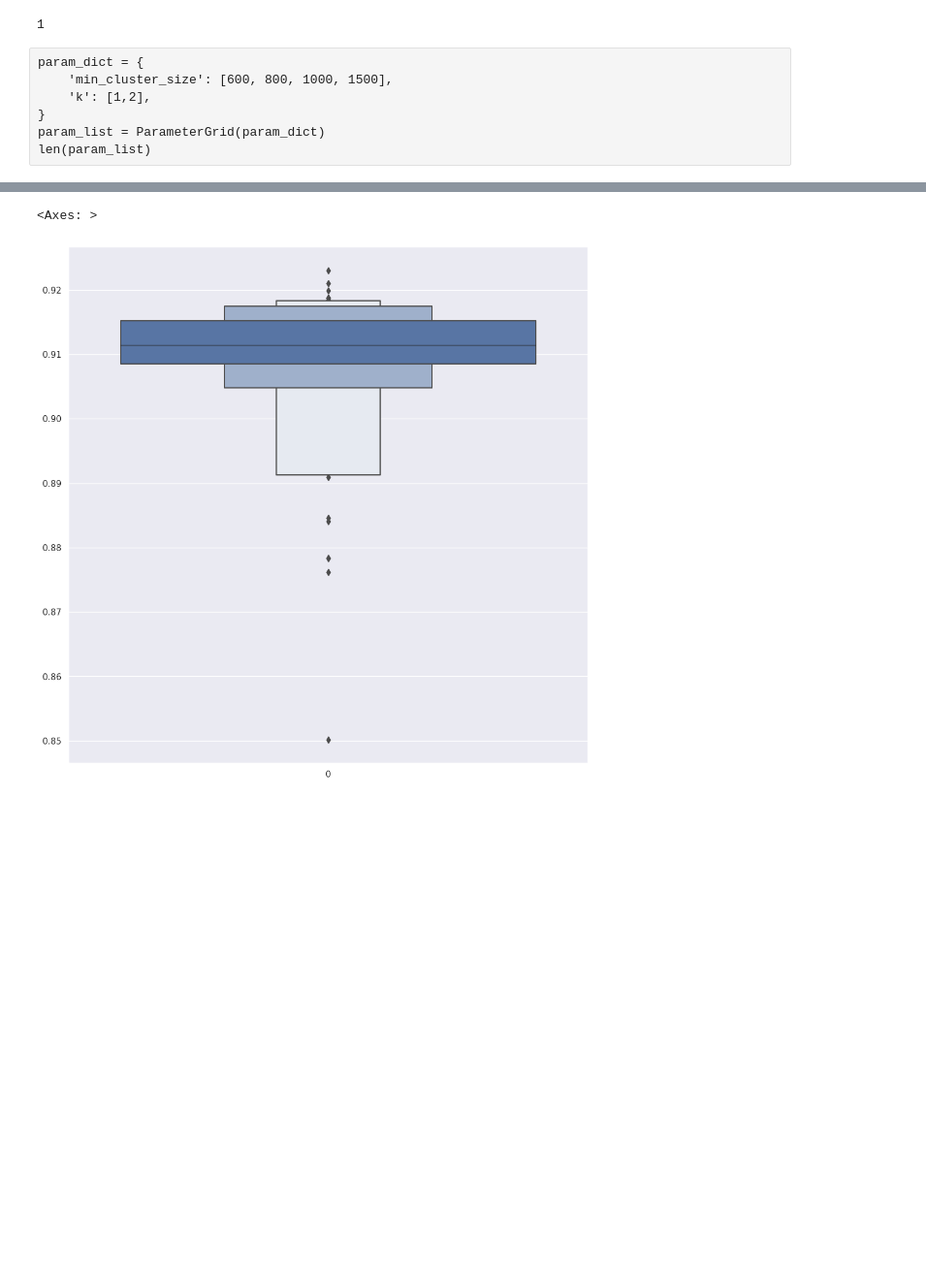
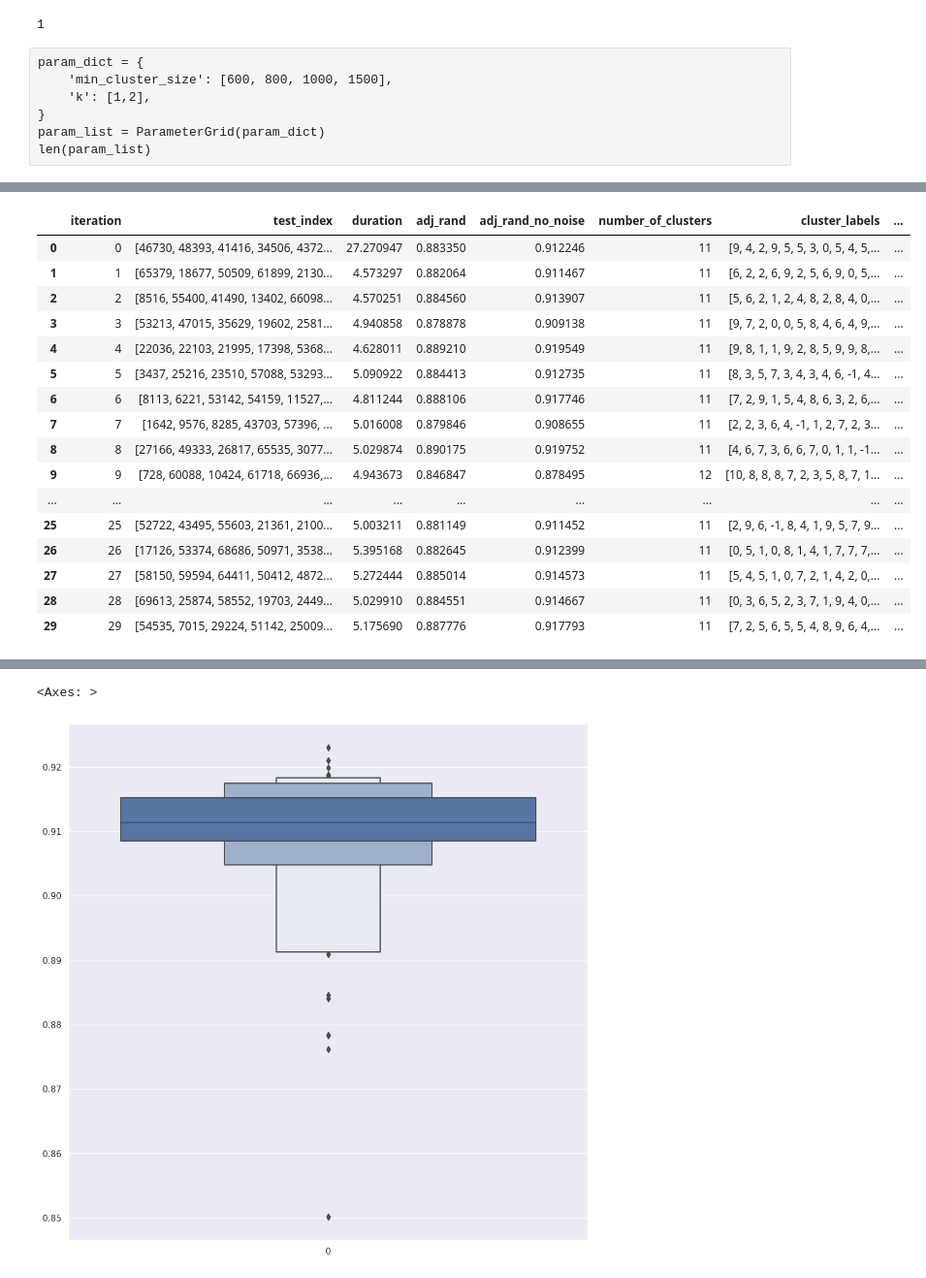
Before and after one commit to vpoulin/HighDimensionalClustering, a Jupyter notebook: notebooks/StabilitySamplingExperiments_HighDClustering.ipynb, the cells around one changed output, grey strips where cells are left out. Shown at 97% size. Cells and saved outputs as stored; diff of their text form; code cells hidden in the pictures; blank space fills up the shorter version.

```diff
--- a/notebooks/StabilitySamplingExperiments_HighDClustering.ipynb
+++ b/notebooks/StabilitySamplingExperiments_HighDClustering.ipynb
@@ -153,0 +155,20 @@ Wall time: 17min 33s
+# %%
+result_df
+# %% [output]
+|  | iteration | test_index | duration | adj_rand | adj_rand_no_noise | number_of_clusters | cluster_labels | ... |
+| 0 | 0 | [46730, 48393, 41416, 34506, 4372... | 27.270947 | 0.883350 | 0.912246 | 11 | [9, 4, 2, 9, 5, 5, 3, 0, 5, 4, 5,... | ... |
+| 1 | 1 | [65379, 18677, 50509, 61899, 2130... | 4.573297 | 0.882064 | 0.911467 | 11 | [6, 2, 2, 6, 9, 2, 5, 6, 9, 0, 5,... | ... |
+| 2 | 2 | [8516, 55400, 41490, 13402, 66098... | 4.570251 | 0.884560 | 0.913907 | 11 | [5, 6, 2, 1, 2, 4, 8, 2, 8, 4, 0,... | ... |
+| 3 | 3 | [53213, 47015, 35629, 19602, 2581... | 4.940858 | 0.878878 | 0.909138 | 11 | [9, 7, 2, 0, 0, 5, 8, 4, 6, 4, 9,... | ... |
+| 4 | 4 | [22036, 22103, 21995, 17398, 5368... | 4.628011 | 0.889210 | 0.919549 | 11 | [9, 8, 1, 1, 9, 2, 8, 5, 9, 9, 8,... | ... |
+| 5 | 5 | [3437, 25216, 23510, 57088, 53293... | 5.090922 | 0.884413 | 0.912735 | 11 | [8, 3, 5, 7, 3, 4, 3, 4, 6, -1, 4... | ... |
+| 6 | 6 | [8113, 6221, 53142, 54159, 11527,... | 4.811244 | 0.888106 | 0.917746 | 11 | [7, 2, 9, 1, 5, 4, 8, 6, 3, 2, 6,... | ... |
+| 7 | 7 | [1642, 9576, 8285, 43703, 57396, ... | 5.016008 | 0.879846 | 0.908655 | 11 | [2, 2, 3, 6, 4, -1, 1, 2, 7, 2, 3... | ... |
+| 8 | 8 | [27166, 49333, 26817, 65535, 3077... | 5.029874 | 0.890175 | 0.919752 | 11 | [4, 6, 7, 3, 6, 6, 7, 0, 1, 1, -1... | ... |
+| 9 | 9 | [728, 60088, 10424, 61718, 66936,... | 4.943673 | 0.846847 | 0.878495 | 12 | [10, 8, 8, 8, 7, 2, 3, 5, 8, 7, 1... | ... |
+| ... | ... | ... | ... | ... | ... | ... | ... | ... |
+| 25 | 25 | [52722, 43495, 55603, 21361, 2100... | 5.003211 | 0.881149 | 0.911452 | 11 | [2, 9, 6, -1, 8, 4, 1, 9, 5, 7, 9... | ... |
+| 26 | 26 | [17126, 53374, 68686, 50971, 3538... | 5.395168 | 0.882645 | 0.912399 | 11 | [0, 5, 1, 0, 8, 1, 4, 1, 7, 7, 7,... | ... |
+| 27 | 27 | [58150, 59594, 64411, 50412, 4872... | 5.272444 | 0.885014 | 0.914573 | 11 | [5, 4, 5, 1, 0, 7, 2, 1, 4, 2, 0,... | ... |
+| 28 | 28 | [69613, 25874, 58552, 19703, 2449... | 5.029910 | 0.884551 | 0.914667 | 11 | [0, 3, 6, 5, 2, 3, 7, 1, 9, 4, 0,... | ... |
+| 29 | 29 | [54535, 7015, 29224, 51142, 25009... | 5.175690 | 0.887776 | 0.917793 | 11 | [7, 2, 5, 6, 5, 5, 4, 8, 9, 6, 4,... | ... |
```
Also changed, not shown: parts of 11 cells of this notebook, 1 other file.
